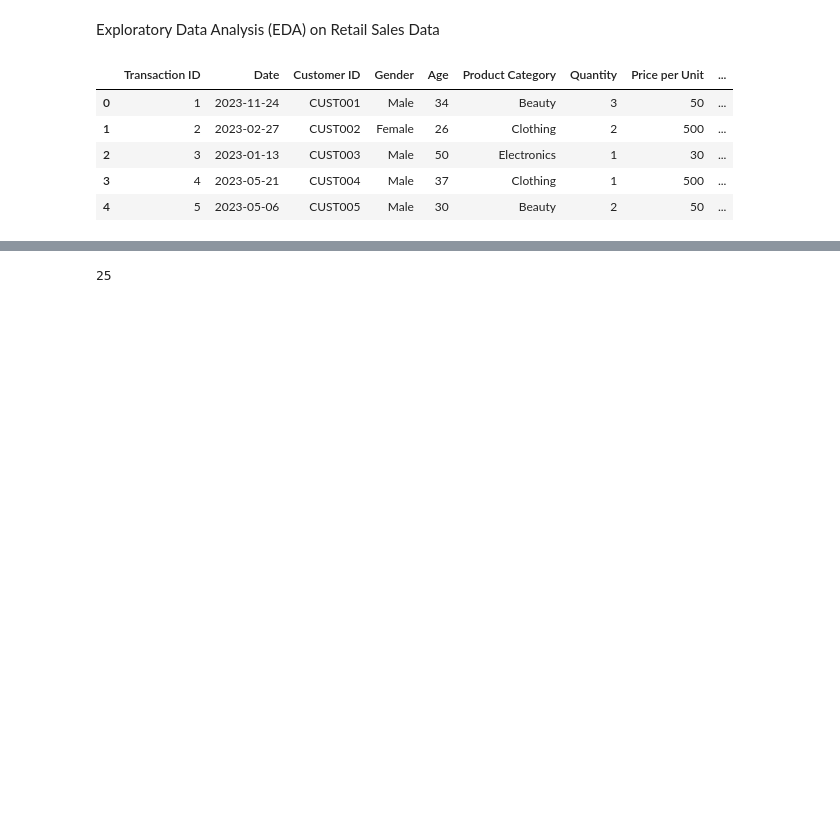
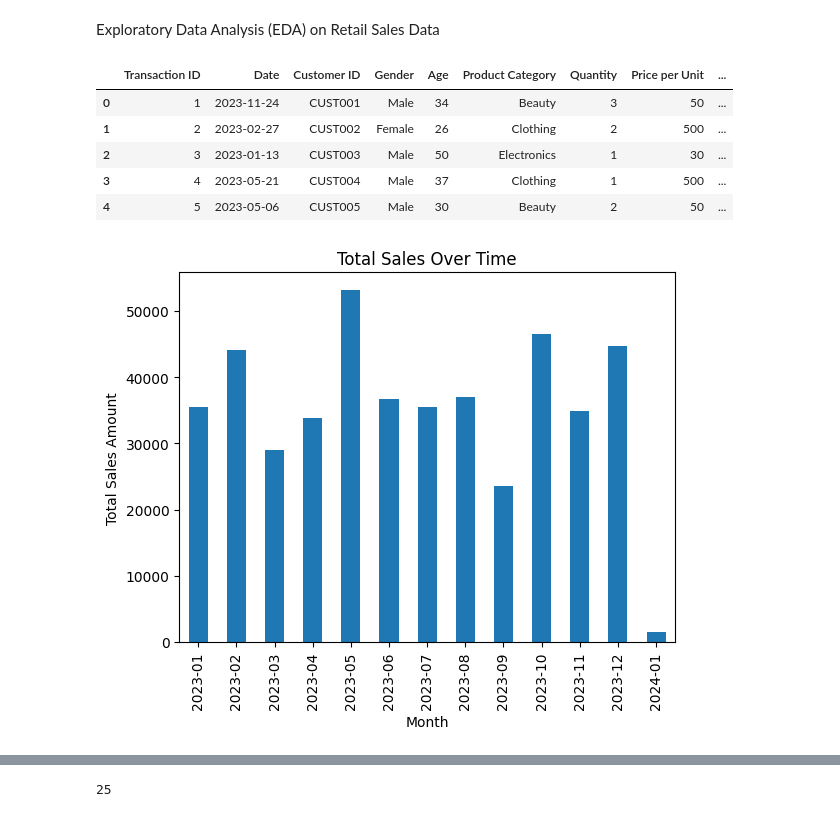
Before and after one commit to danishpinjari/EDA_Retail, a Jupyter notebook: notebooks/OIBSIP_TASK_1.ipynb, the cells around one changed output, grey strips where cells are left out. Cells and saved outputs as stored; diff of their text form; code cells hidden in the pictures; blank space fills up the shorter version.

```diff
--- a/notebooks/OIBSIP_TASK_1.ipynb
+++ b/notebooks/OIBSIP_TASK_1.ipynb
@@ -11,5 +12,7 @@ import matplotlib.pyplot as plt
 # %%
-ds=pd.read_csv('../data/raw/retail_sales_dataset.csv')
+data=pd.read_csv('../data/raw/retail_sales_dataset.csv')
+# %%
+ds = pd.DataFrame(data)
 # %%
 ds.head()
 # %% [output]
@@ -19,3 +22,15 @@ ds.head()
 | 2 | 3 | 2023-01-13 | CUST003 | Male | 50 | Electronics | 1 | 30 | ... |
 | 3 | 4 | 2023-05-21 | CUST004 | Male | 37 | Clothing | 1 | 500 | ... |
 | 4 | 5 | 2023-05-06 | CUST005 | Male | 30 | Beauty | 2 | 50 | ... |
+# %%
+# Convert 'Date' to datetime
+ds['Date'] = pd.to_datetime(ds['Date'])
+# %%
+# Trends Over Time
+sales_over_time = ds.groupby(ds['Date'].dt.to_period("M"))['Total Amount'].sum()
+sales_over_time.plot(kind='bar', title='Total Sales Over Time')
+plt.xlabel('Month')
+plt.ylabel('Total Sales Amount')
+plt.show()
+# %% [output]
+[figure, added]
```
Also changed, not shown: parts of 4 cells of this notebook.
